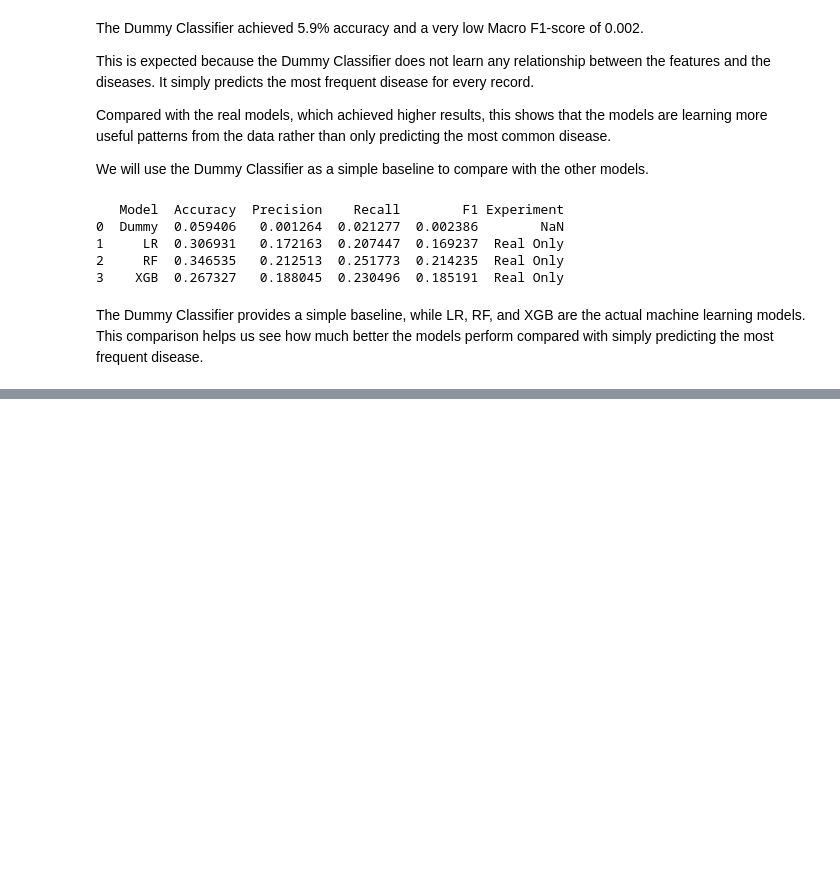
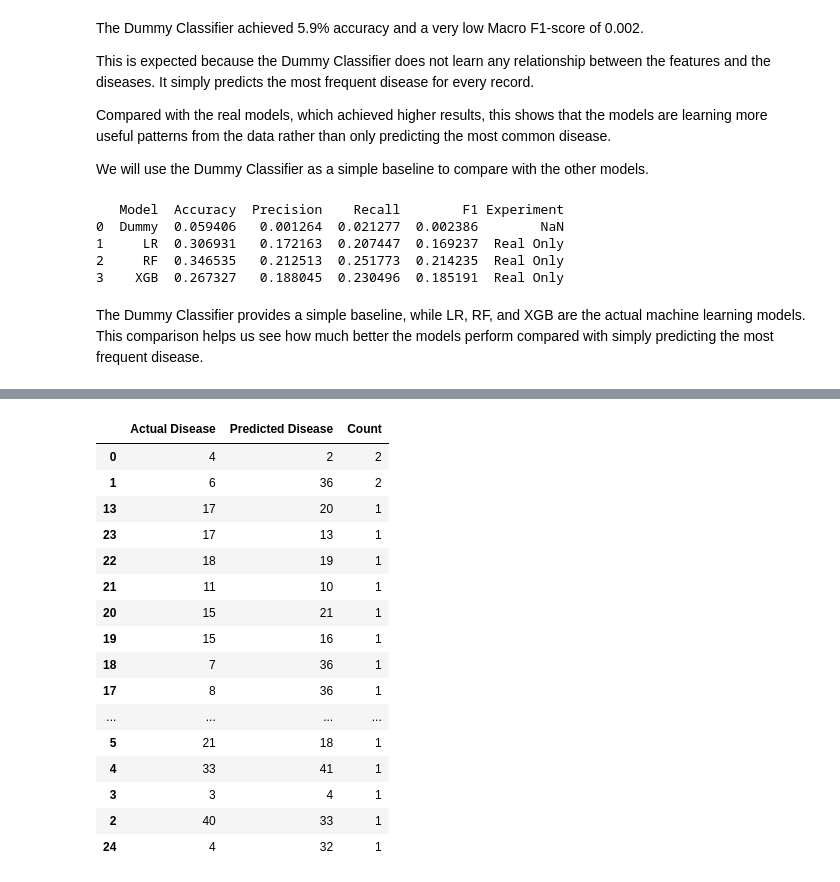
Before and after one commit to FatimaMesh/SymptoScan, a Jupyter notebook: symptoScan.ipynb, the cells around one changed output, grey strips where cells are left out. Drawn from its saved outputs; the diff is of its cells as text; code cells hidden in the pictures; blank space fills up the shorter version.

```diff
--- a/symptoScan.ipynb
+++ b/symptoScan.ipynb
@@ -1081,0 +1560,40 @@ The Dummy Classifier provides a simple baseline, while LR, RF, and XGB are the a
+# %%
+# Convert labels to strings
+actual_names = np.array(y_real_test).astype(str)
+predicted_names = np.array(y_pred_best).astype(str)
+
+# Find incorrect predictions
+wrong_mask = actual_names != predicted_names
+
+confusions = pd.DataFrame({
+    "Actual Disease": actual_names[wrong_mask],
+    "Predicted Disease": predicted_names[wrong_mask]
+})
+
+# Count each type of confusion
+confusion_counts = (
+    confusions
+    .value_counts()
+    .reset_index(name="Count")
+    .sort_values("Count", ascending=False)
+)
+
+display(confusion_counts)
+# %% [output]
+|  | Actual Disease | Predicted Disease | Count |
+| 0 | 4 | 2 | 2 |
+| 1 | 6 | 36 | 2 |
+| 13 | 17 | 20 | 1 |
+| 23 | 17 | 13 | 1 |
+| 22 | 18 | 19 | 1 |
+| 21 | 11 | 10 | 1 |
+| 20 | 15 | 21 | 1 |
+| 19 | 15 | 16 | 1 |
+| 18 | 7 | 36 | 1 |
+| 17 | 8 | 36 | 1 |
+| ... | ... | ... | ... |
+| 5 | 21 | 18 | 1 |
+| 4 | 33 | 41 | 1 |
+| 3 | 3 | 4 | 1 |
+| 2 | 40 | 33 | 1 |
+| 24 | 4 | 32 | 1 |
```
Also changed, not shown: parts of 35 cells of this notebook, 5 other files.
